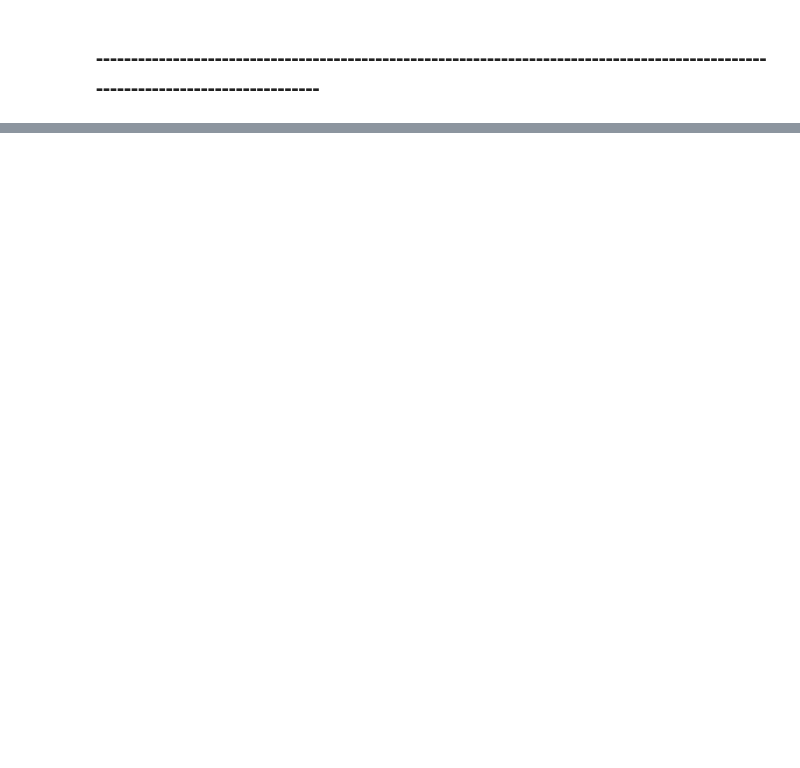
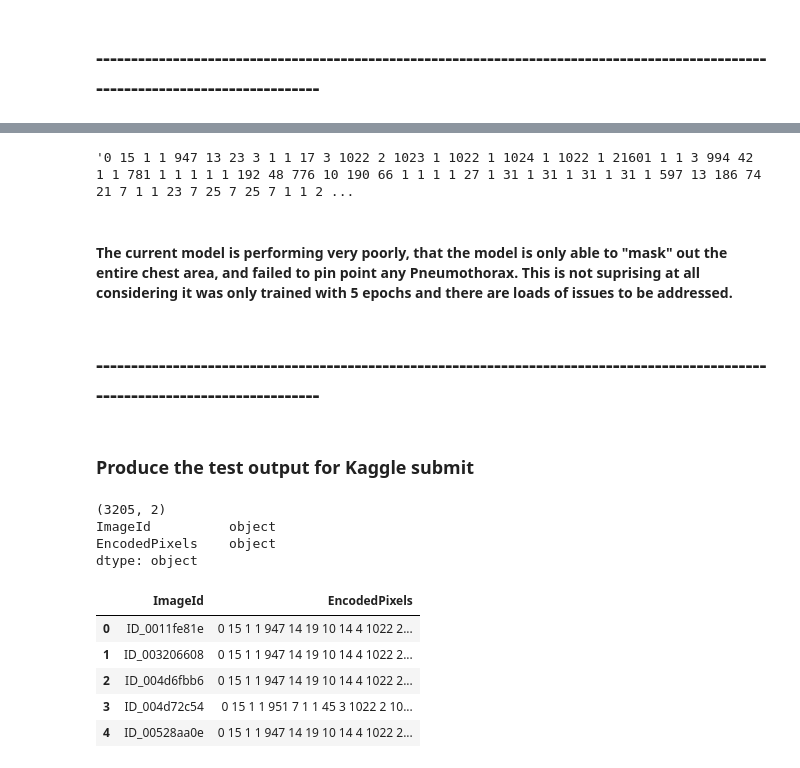
Before and after one commit to lyh710/kaggle.pneumothorax, a Jupyter notebook: harrison.ipynb, the cells around one changed output, grey strips where cells are left out. Saved outputs shown, nothing was run; the diff lists cells and outputs as text; code cells hidden in the pictures; blank space fills up the shorter version.

```diff
--- a/harrison.ipynb
+++ b/harrison.ipynb
@@ -331,0 +763,46 @@ We will proceed for now, with the sole purpose being to demonstrate out thinking
+# %%
+mask2rle(mask, 1024, 1024)
+# %% [output]
+'0 15 1 1 947 13 23 3 1 1 17 3 1022 2 1023 1 1022 1 1024 1 1022 1 21601 1 1 3 994 42 1 1 781 1 1 1 1 1 192 48 776 10 190 66 1 1 1 1 27 1 31 1 31 1 31 1 31 1 597 13 186 74 21 7 1 1 23 7 25 7 25 7 1 1 2 ...
+# %% [markdown]
+#### The current model is performing very poorly, that the model is only able to "mask" out the entire chest area, and failed to pin point any Pneumothorax. This is not suprising at all considering it was only trained with 5 epochs and there are loads of issues to be addressed.
+# %% [markdown]
+## --------------------------------------------------------------------------------------------------------------------------------
+# %% [markdown]
+### Produce the test output for Kaggle submit
+# %%
+def test_rel(row):
+    dcm_id  = row['ImageId']
+    dcm_fn  = os.path.join(os.getcwd(), 'data', 'test', dcm_id+'.dcm')
+    dataset = pydicom.dcmread(dcm_fn)
+
+    # back ground
+    X       = dataset.pixel_array
+
+    # predict Y
+    thr_op = 0.001
+    Y_hat  = model.predict(np.reshape(X/255, (1, 1024, 1024, 1)))
+    mask   = np.squeeze((Y_hat >= thr_op).astype(int))*255
+
+    return mask2rle(mask, 1024, 1024)
+# %%
+df_test = pd.DataFrame(columns=['ImageId', 'EncodedPixels'])
+
+df_test['ImageId']       = pd.Series([os.path.splitext(fn)[-2] for fn in os.listdir(os.path.join(os.getcwd(), 'data', 'test')) if os.path.splitext(fn)[-1] == '.dcm'])
+
+df_test['EncodedPixels'] = df_test.apply(test_rel, axis=1)
+
+print(df_test.shape)
+print(df_test.dtypes)
+df_test.head()
+# %% [output]
+(3205, 2)
+ImageId          object
+EncodedPixels    object
+dtype: object
+|  | ImageId | EncodedPixels |
+| 0 | ID_0011fe81e | 0 15 1 1 947 14 19 10 14 4 1022 2... |
+| 1 | ID_003206608 | 0 15 1 1 947 14 19 10 14 4 1022 2... |
+| 2 | ID_004d6fbb6 | 0 15 1 1 947 14 19 10 14 4 1022 2... |
+| 3 | ID_004d72c54 | 0 15 1 1 951 7 1 1 45 3 1022 2 10... |
+| 4 | ID_00528aa0e | 0 15 1 1 947 14 19 10 14 4 1022 2... |
```
Also changed, not shown: parts of 66 cells of this notebook, 13 other files.
